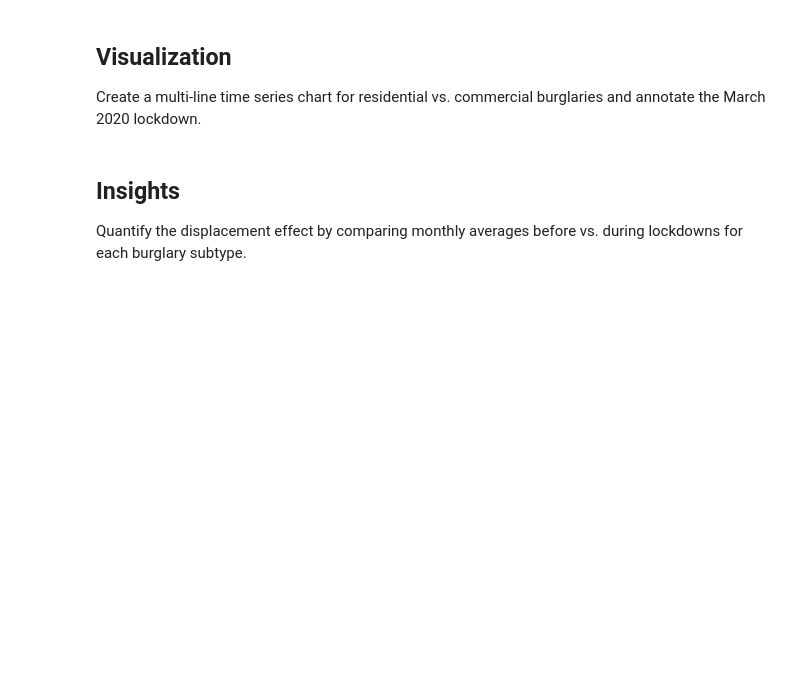
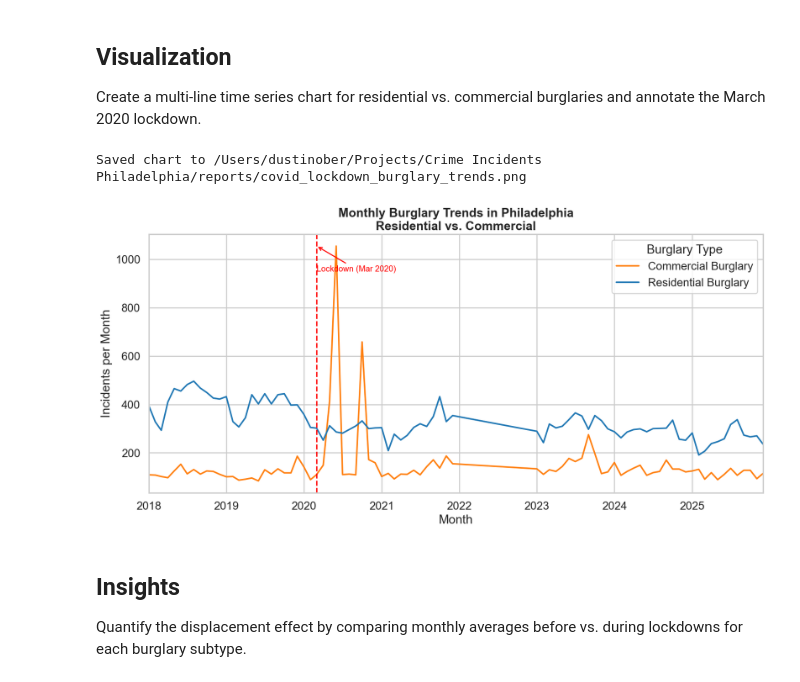
Before and after one commit to dustinober1/Philadelphia-Crime-Incidents-Analysis, a Jupyter notebook: notebooks/covid_lockdown_crime_landscape.ipynb, the cells around one changed output. Drawn from its saved outputs; the diff is of its cells as text; code cells hidden in the pictures; blank space fills up the shorter version.

Commit message:
chore: update covid lockdown notebook and docs
- Execute notebook and save outputs
- Add burial displacement analysis and visualization
- Update completion report and quick reference

```diff
--- a/notebooks/covid_lockdown_crime_landscape.ipynb
+++ b/notebooks/covid_lockdown_crime_landscape.ipynb
@@ -88,7 +111,9 @@ Load the crime incidents dataset and standardize date fields.
 # Load data
 df = pd.read_parquet(DATA_PATH)
 
-# Ensure dispatch_date is datetime
+# Ensure dispatch_date is datetime (handle categorical dtype)
+if df['dispatch_date'].dtype.name == 'category':
+    df['dispatch_date'] = df['dispatch_date'].astype(str)
 df['dispatch_date'] = pd.to_datetime(df['dispatch_date'], errors='coerce')
 
 # Basic cleanup
@@ -125,6 +169,12 @@ Define the analysis periods and create burglary subcategories for residential vs
 # Define analysis periods
 def assign_period(year: int, last_complete: int) -> str | None:
     if year in (2018, 2019):
+        return 'Before (2018-2019)'
+    if year in (2020, 2021):
+        return 'During (2020-2021)'
+    if 2023 <= year <= last_complete:
+        return 'After (2023-Present)'
+    return None
 
 df['period'] = df['year'].apply(lambda y: assign_period(y, last_complete_year))
 df_period = df.dropna(subset=['period']).copy()
@@ -132,11 +182,14 @@ df_period = df.dropna(subset=['period']).copy()
 # Burglary type classification
 def classify_burglary(text: str) -> str | None:
     if text == 'Burglary Residential':
+        return 'Residential Burglary'
+    if text == 'Burglary Non-Residential':
+        return 'Commercial Burglary'
+    return None
 
 df_period['burglary_type'] = df_period['text_general_code'].apply(classify_burglary)
 
 print('Period counts:')
 print(df_period['period'].value_counts())
-print('
-Burglary type counts (within period data):')
+print('\nBurglary type counts (within period data):')
 print(df_period['burglary_type'].value_counts(dropna=False))
@@ -162,33 +259,53 @@ display(period_burglary_summary)
 Create a multi-line time series chart for residential vs. commercial burglaries and annotate the March 2020 lockdown.
 # %%
 # Prepare time series for plotting
+import matplotlib.pyplot as plt
+
 burglary_ts = (
+    df_period.dropna(subset=['burglary_type'])
+    .groupby(['month', 'burglary_type'])
+    .size()
+    .reset_index(name='incidents')
+)
 
 # Pivot for lines
 burglary_pivot = burglary_ts.pivot(index='month', columns='burglary_type', values='incidents').fillna(0)
 
 fig, ax = plt.subplots(figsize=(14, 7))
 colors = {
+    'Residential Burglary': '#1f77b4',
+    'Commercial Burglary': '#ff7f0e'
+}
 
 for col in burglary_pivot.columns:
     ax.plot(burglary_pivot.index, burglary_pivot[col], label=col, linewidth=2.2, color=colors.get(col))
 
 # Lockdown annotation
 lockdown_date = pd.Timestamp('2020-03-01')
 ax.axvline(lockdown_date, color='red', linestyle='--', linewidth=2)
 ax.annotate(
+    'Lockdown (Mar 2020)',
+    xy=(lockdown_date, burglary_pivot.max().max()),
+    xytext=(lockdown_date, burglary_pivot.max().max() * 0.9),
+    arrowprops=dict(arrowstyle='->', color='red'),
+    color='red',
+    fontsize=12,
+    ha='left'
+)
 
-ax.set_title('Monthly Burglary Trends in Philadelphia
-Residential vs. Commercial', fontweight='bold')
+ax.set_title('Monthly Burglary Trends in Philadelphia\nResidential vs. Commercial', fontweight='bold')
 ax.set_xlabel('Month')
 ax.set_ylabel('Incidents per Month')
 ax.legend(title='Burglary Type')
 ax.set_xlim(burglary_pivot.index.min(), burglary_pivot.index.max())
 
 fig.tight_layout()
 output_path = REPORTS_DIR / 'covid_lockdown_burglary_trends.png'
 fig.savefig(output_path, bbox_inches='tight')
 print('Saved chart to', output_path)
+# %% [output]
+Saved chart to /Users/dustinober/Projects/Crime Incidents Philadelphia/reports/covid_lockdown_burglary_trends.png
+[figure, added]
 # %% [markdown]
 ## Insights <a id="insights"></a>
 Quantify the displacement effect by comparing monthly averages before vs. during lockdowns for each burglary subtype.
```
Also changed, not shown: parts of 7 cells of this notebook.
